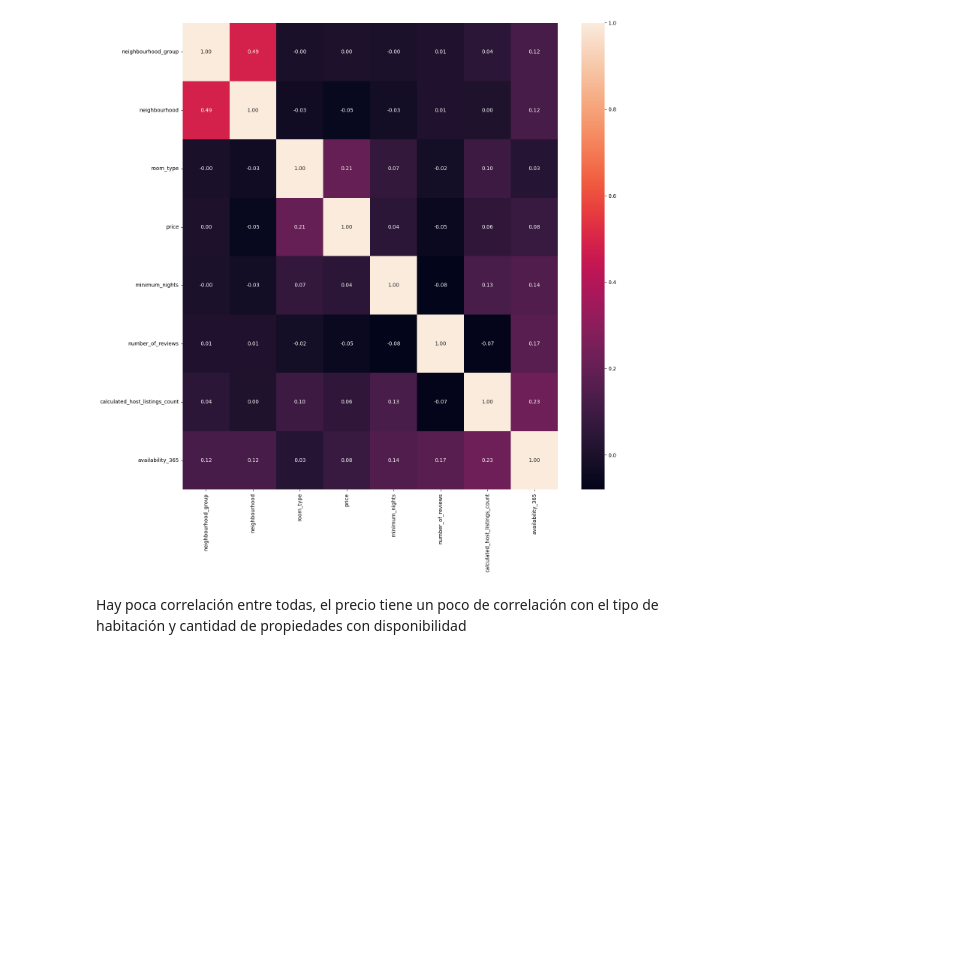
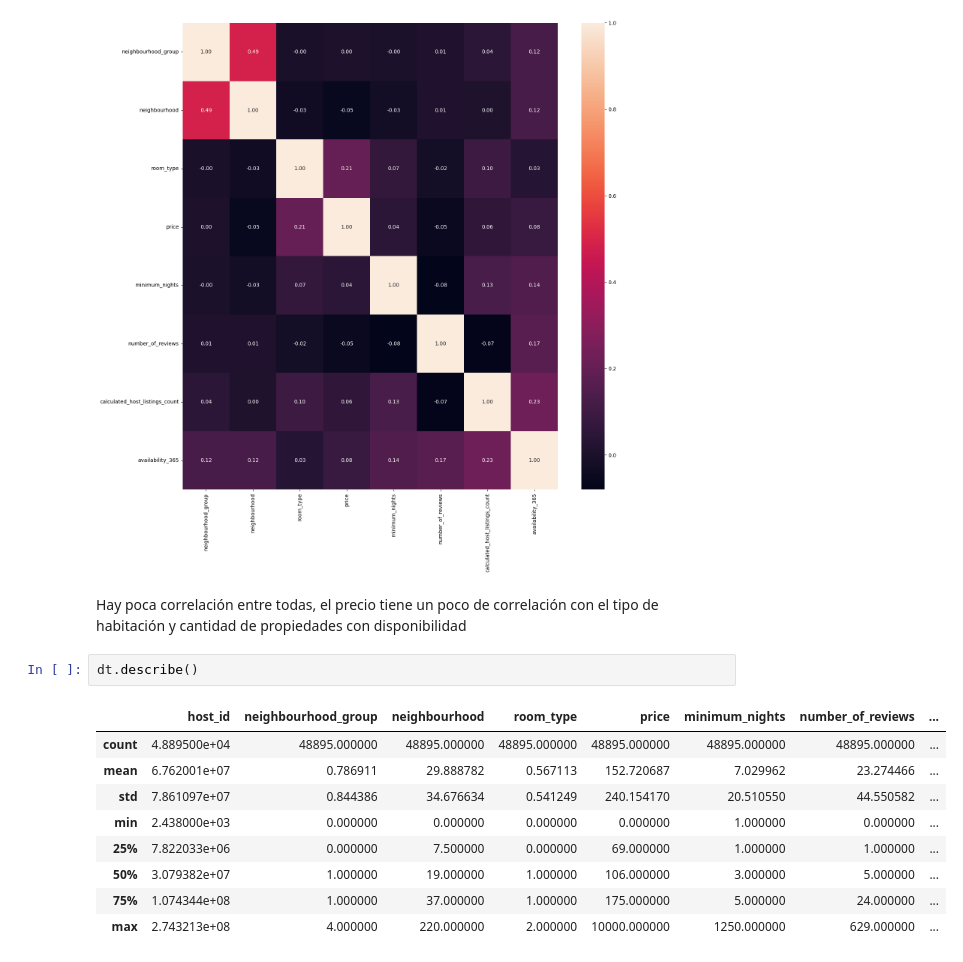
Before and after one commit to 4GeeksAcademy/0204machine-learning-python-template, a Jupyter notebook: src/explore.ipynb, the cells around one changed output. Saved outputs shown, nothing was run; the diff lists cells and outputs as text; blank space fills up the shorter version.

```diff
--- a/src/explore.ipynb
+++ b/src/explore.ipynb
@@ -243,3 +243,15 @@ plt.show()
 [figure]
 # %% [markdown]
 Hay poca correlación entre todas, el precio tiene un poco de correlación con el tipo de habitación y cantidad de propiedades con disponibilidad
+# %%
+dt.describe()
+# %% [output]
+|  | host_id | neighbourhood_group | neighbourhood | room_type | price | minimum_nights | number_of_reviews | ... |
+| count | 4.889500e+04 | 48895.000000 | 48895.000000 | 48895.000000 | 48895.000000 | 48895.000000 | 48895.000000 | ... |
+| mean | 6.762001e+07 | 0.786911 | 29.888782 | 0.567113 | 152.720687 | 7.029962 | 23.274466 | ... |
+| std | 7.861097e+07 | 0.844386 | 34.676634 | 0.541249 | 240.154170 | 20.510550 | 44.550582 | ... |
+| min | 2.438000e+03 | 0.000000 | 0.000000 | 0.000000 | 0.000000 | 1.000000 | 0.000000 | ... |
+| 25% | 7.822033e+06 | 0.000000 | 7.500000 | 0.000000 | 69.000000 | 1.000000 | 1.000000 | ... |
+| 50% | 3.079382e+07 | 1.000000 | 19.000000 | 1.000000 | 106.000000 | 3.000000 | 5.000000 | ... |
+| 75% | 1.074344e+08 | 1.000000 | 37.000000 | 1.000000 | 175.000000 | 5.000000 | 24.000000 | ... |
+| max | 2.743213e+08 | 4.000000 | 220.000000 | 2.000000 | 10000.000000 | 1250.000000 | 629.000000 | ... |
```
Also changed, not shown: parts of 6 cells of this notebook.
